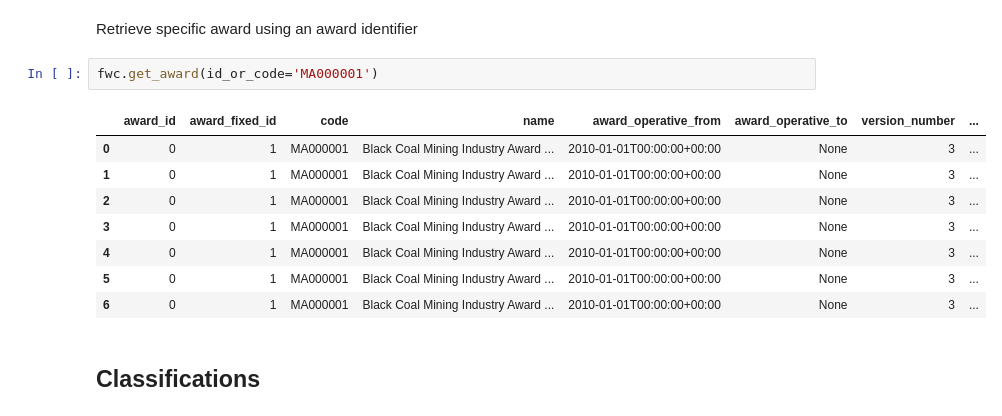
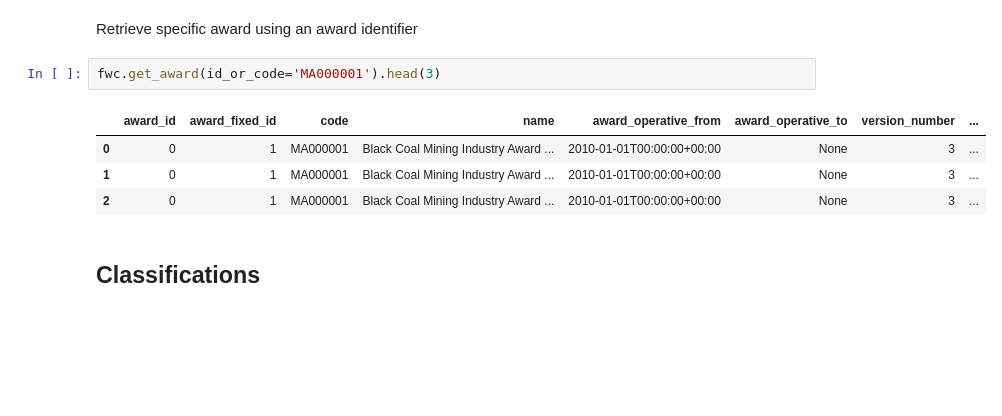
Before and after one commit to frankzhangsyd/pyfwc, a Jupyter notebook: README.ipynb, the cells around one changed output. Saved outputs shown, nothing was run; the diff lists cells and outputs as text; blank space fills up the shorter version.

Commit message:
update tables

```diff
--- a/README.ipynb
+++ b/README.ipynb
@@ -32,16 +32,12 @@ fwc.get_awards(name='mining')
 # %% [markdown]
 Retrieve specific award using an award identifier
 # %%
-fwc.get_award(id_or_code='MA000001')
+fwc.get_award(id_or_code='MA000001').head(3)
 # %% [output]
 |  | award_id | award_fixed_id | code | name | award_operative_from | award_operative_to | version_number | ... |
 | 0 | 0 | 1 | MA000001 | Black Coal Mining Industry Award ... | 2010-01-01T00:00:00+00:00 | None | 3 | ... |
 | 1 | 0 | 1 | MA000001 | Black Coal Mining Industry Award ... | 2010-01-01T00:00:00+00:00 | None | 3 | ... |
 | 2 | 0 | 1 | MA000001 | Black Coal Mining Industry Award ... | 2010-01-01T00:00:00+00:00 | None | 3 | ... |
-| 3 | 0 | 1 | MA000001 | Black Coal Mining Industry Award ... | 2010-01-01T00:00:00+00:00 | None | 3 | ... |
-| 4 | 0 | 1 | MA000001 | Black Coal Mining Industry Award ... | 2010-01-01T00:00:00+00:00 | None | 3 | ... |
-| 5 | 0 | 1 | MA000001 | Black Coal Mining Industry Award ... | 2010-01-01T00:00:00+00:00 | None | 3 | ... |
-| 6 | 0 | 1 | MA000001 | Black Coal Mining Industry Award ... | 2010-01-01T00:00:00+00:00 | None | 3 | ... |
 # %% [markdown]
 Classifications
 -----
```
Also changed, not shown: parts of 6 cells of this notebook, 1 other file.
